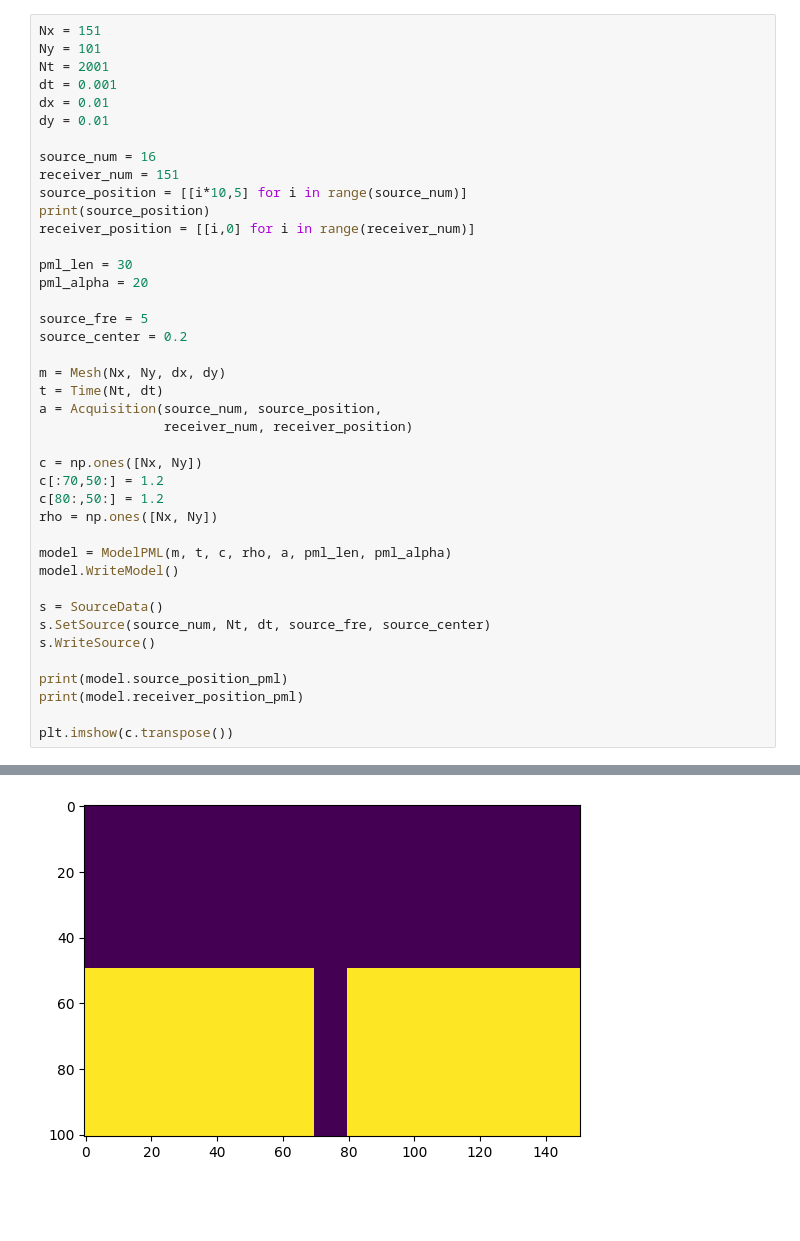
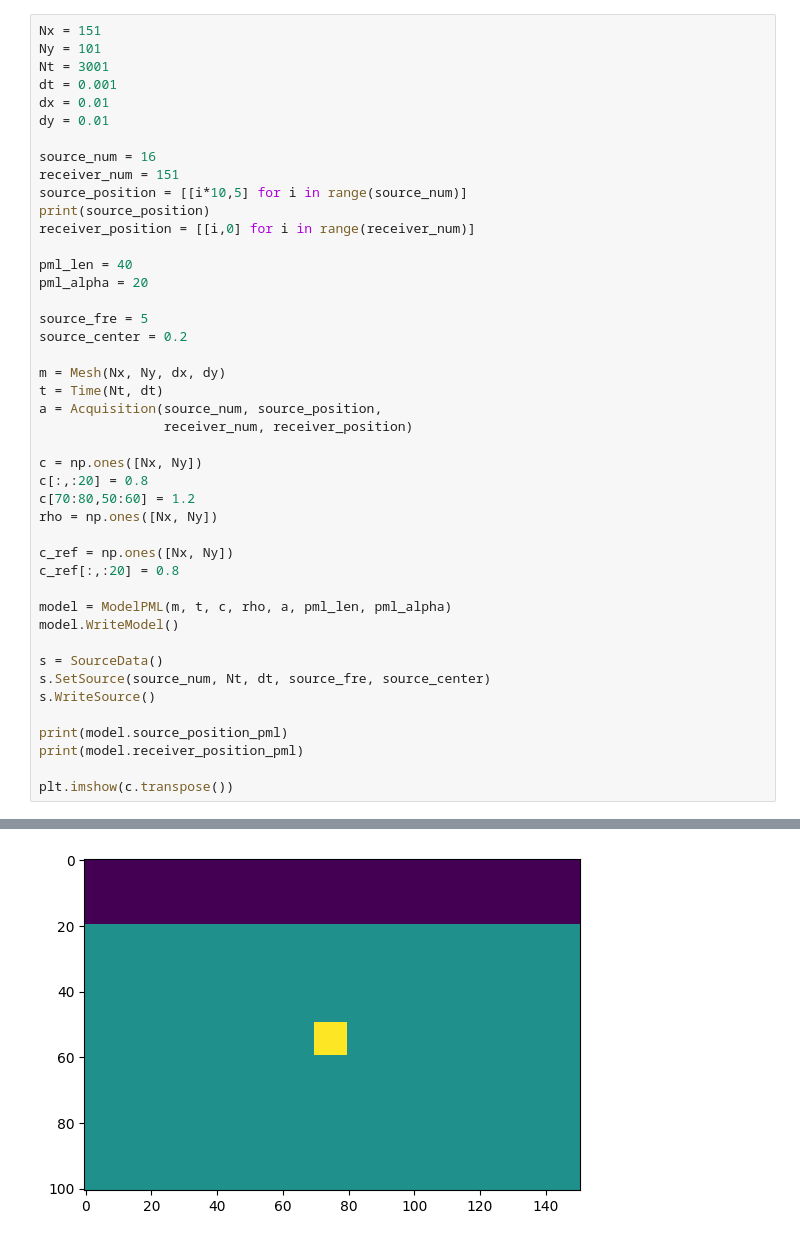
Before and after one commit to zzar43/SeisImaging, a Jupyter notebook: main.ipynb, the cells around one changed output, grey strips where cells are left out. Drawn from its saved outputs; the diff is of its cells as text; blank space fills up the shorter version.

```diff
--- a/main.ipynb
+++ b/main.ipynb
@@ -10,7 +11,7 @@ import json
 # %%
 Nx = 151
 Ny = 101
-Nt = 2001
+Nt = 3001
 dt = 0.001
 dx = 0.01
 dy = 0.01
@@ -21,7 +22,7 @@ source_position = [[i*10,5] for i in range(source_num)]
 print(source_position)
 receiver_position = [[i,0] for i in range(receiver_num)]
 
-pml_len = 30
+pml_len = 40
 pml_alpha = 20
 
 source_fre = 5
@@ -33,9 +34,12 @@ a = Acquisition(source_num, source_position,
                 receiver_num, receiver_position)
 
 c = np.ones([Nx, Ny])
-c[:70,50:] = 1.2
-c[80:,50:] = 1.2
+c[:,:20] = 0.8
+c[70:80,50:60] = 1.2
 rho = np.ones([Nx, Ny])
+
+c_ref = np.ones([Nx, Ny])
+c_ref[:,:20] = 0.8
 
 model = ModelPML(m, t, c, rho, a, pml_len, pml_alpha)
 model.WriteModel()
@@ -55,3 +59,3 @@ plt.imshow(c.transpose())
 <matplotlib.image.AxesImage at 0x...>
-[figure, old version]
+[figure, new version]
 # %%
```
Also changed, not shown: parts of 8 cells of this notebook, 8 other files.
